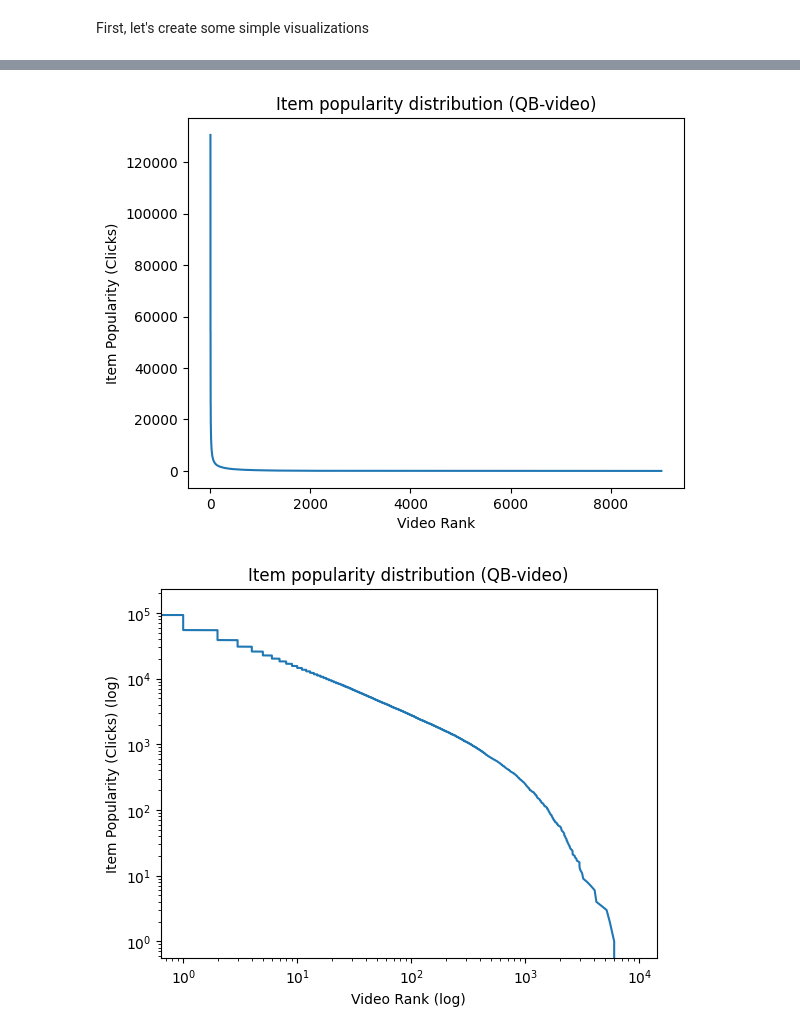
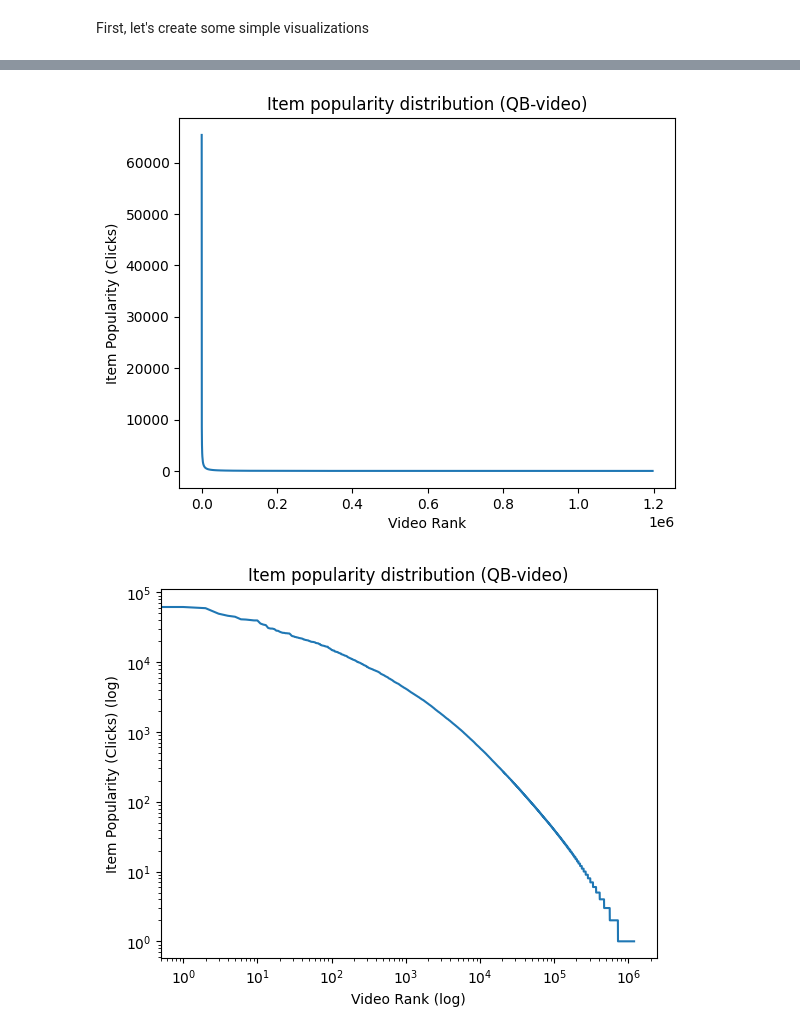
Before and after one commit to manualdriver/tenrec, a Jupyter notebook: eda/eda.ipynb, the cells around one changed output, grey strips where cells are left out. Cells and saved outputs as stored; diff of their text form; code cells hidden in the pictures.

```diff
--- a/eda/eda.ipynb
+++ b/eda/eda.ipynb
@@ -43,6 +43,7 @@ First, let's create some simple visualizations
 # %%
 import polars as pl
 import matplotlib.pyplot as plt
-DATA_PATH = "data/QB-video.csv"
+DATA_PATH = "../data/sbr_data_1M.csv"
 
-df = pl.scan_csv(DATA_PATH)
+df = pl.scan_csv(DATA_PATH, null_values=["\\N"]).collect()
+print(df.head(10))
@@ -49,23 +68,23 @@ df = pl.scan_csv(DATA_PATH)
 # %%
 item_pop = df.group_by("item_id").agg(pl.sum("click").alias("num_clicks")).sort("num_clicks", descending=True).with_row_index("video_rank").collect()
 
 plt.figure()
-plt.plot(item_pop["num_clicks"], item_pop["video_rank"])
+plt.plot(item_pop["video_rank"], item_pop["num_clicks"])
 plt.xlabel("Video Rank")
 plt.ylabel("Item Popularity (Clicks)")
 plt.title("Item popularity distribution (QB-video)")
 plt.show()
 # %% [output]
-[figure, old version]
+[figure, new version]
 # %%
 plt.figure()
-plt.loglog(item_pop["num_clicks"], item_pop["video_rank"])
+plt.loglog(item_pop["video_rank"], item_pop["num_clicks"])
 plt.xlabel("Video Rank (log)")
 plt.ylabel("Item Popularity (Clicks) (log)")
 plt.title("Item popularity distribution (QB-video)")
 plt.show()
 # %% [output]
-[figure, old version]
+[figure, new version]
 # %%
 sessions = df.group_by("user_id").agg(pl.len().alias("session_length")).collect()
 mean_len = sessions["session_length"].mean()
```
Also changed, not shown: parts of 4 cells of this notebook, 11 other files.
